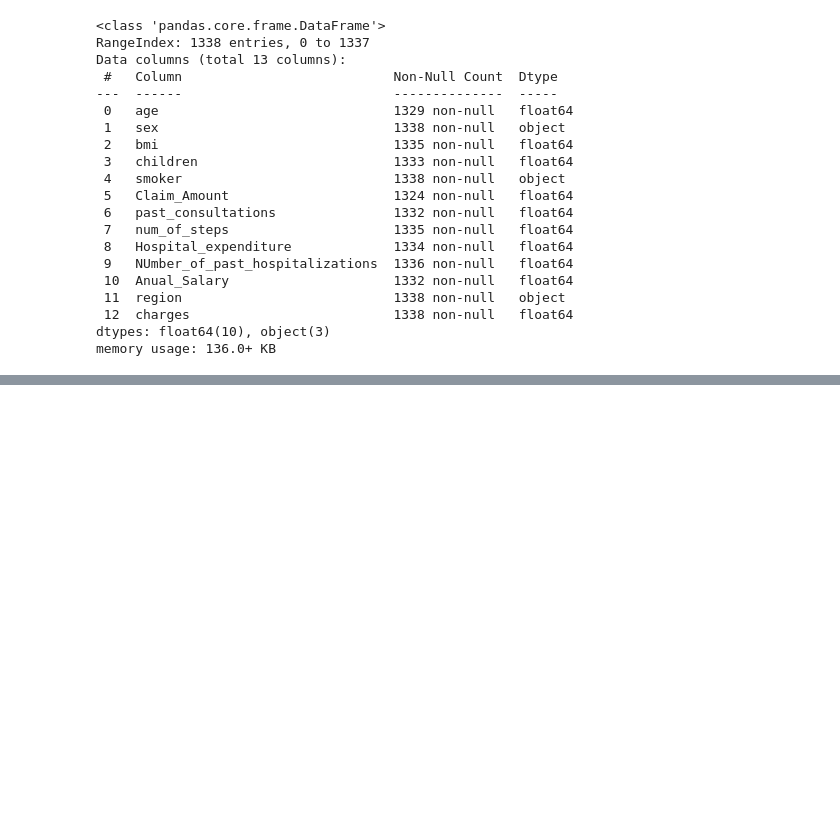
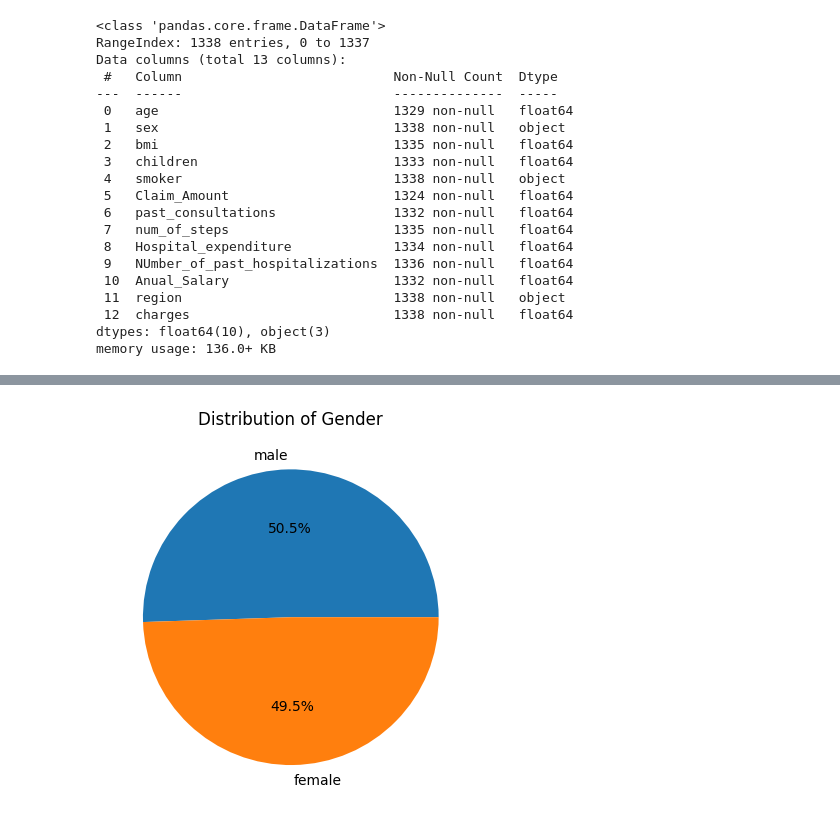
Before and after one commit to Akhilaaj/Machine_Learning, a Jupyter notebook: Insurance_Analysis.ipynb, the cells around one changed output, grey strips where cells are left out. Drawn from its saved outputs; the diff is of its cells as text; code cells hidden in the pictures; blank space fills up the shorter version.

```diff
--- a/Insurance_Analysis.ipynb
+++ b/Insurance_Analysis.ipynb
@@ -50,0 +221,7 @@ memory usage: 136.0+ KB
+# %%
+gender_counts = insurance['sex'].value_counts()
+plt.pie(gender_counts, labels=gender_counts.index, autopct='%1.1f%%')#autopct: This parameter is used to format the percentages displayed on each wedge of the pie chart. The %1.1f%% format string specifies that the percentages should be displayed with one digit after the decimal point and followed by the percentage symbol (%).
+plt.title('Distribution of Gender')
+plt.show()
+# %% [output]
+[figure, added]
```
Also changed, not shown: parts of 22 cells of this notebook.
